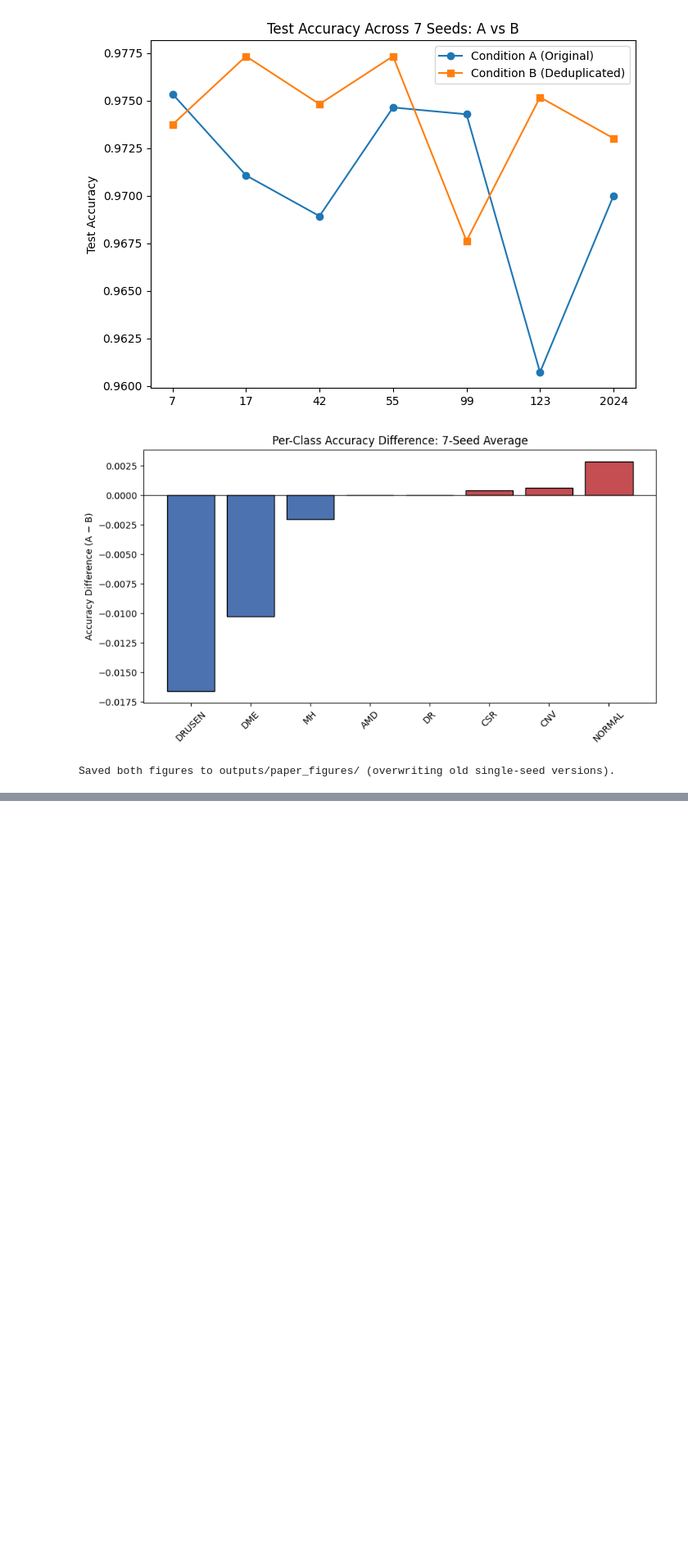
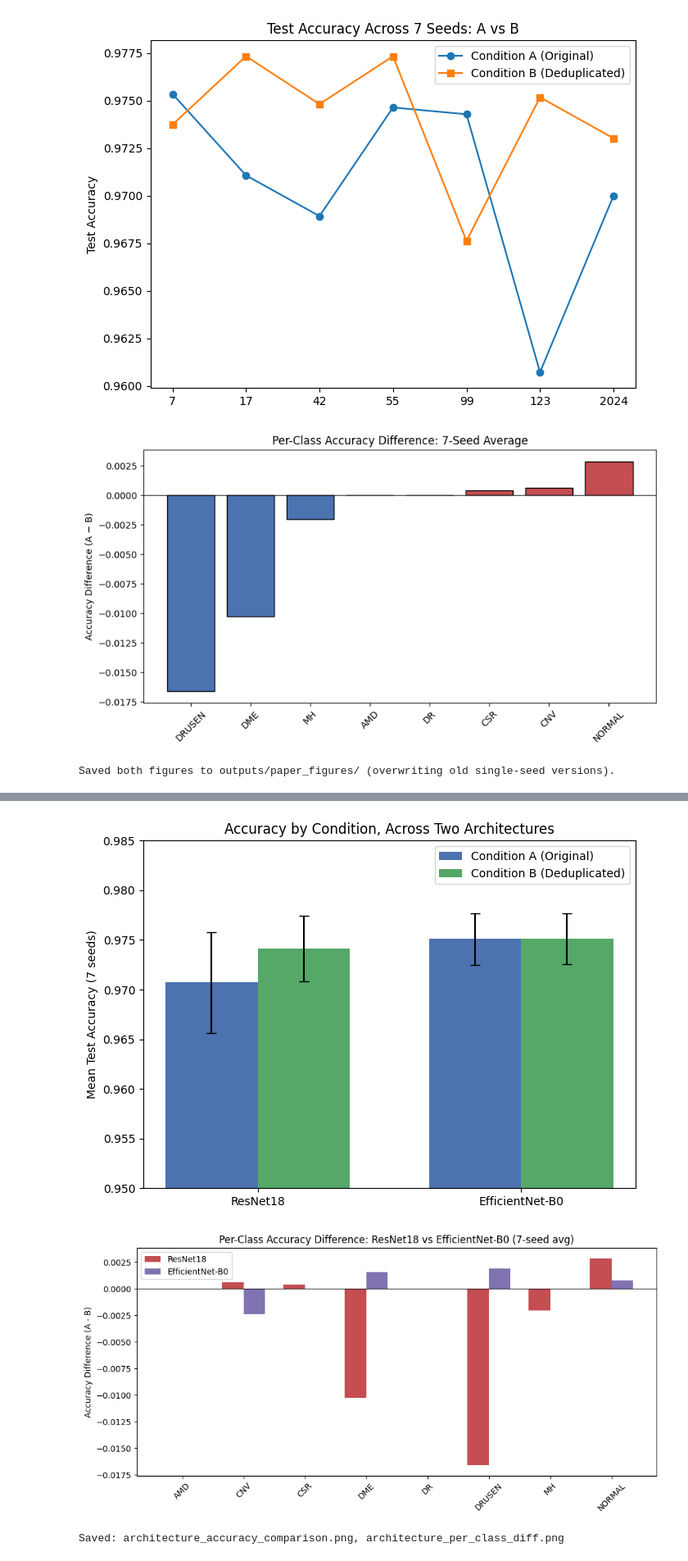
Before and after one commit to mhtamim136/oct-c8-near-duplicate-leakage-audit, a Jupyter notebook: oct-c8-near-duplicate-leakage-audit.ipynb, the cells around one changed output, grey strips where cells are left out. Shown at 82% size. Cells and saved outputs as stored; diff of their text form; code cells hidden in the pictures; blank space fills up the shorter version.

```diff
--- a/oct-c8-near-duplicate-leakage-audit.ipynb
+++ b/oct-c8-near-duplicate-leakage-audit.ipynb
@@ -2680,0 +2987,18 @@ Saved both figures to outputs/paper_figures/ (overwriting old single-seed versio
+# %%
+# Cell D6 — Cell Name: effnet_progress_check
+for cond in ['condA', 'condB']:
+    p = f'{EFFNET_DIR}/{cond}_effnet_results.csv'
+    if os.path.exists(p):
+        df = pd.read_csv(p)
+        print(f"{cond}: seeds with final accuracy recorded = {sorted(df['seed'].tolist())}")
+    else:
+        print(f"{cond}: no results yet")
+
+print("\nFully-finished runs:")
+for f in sorted(glob.glob(f'{EFFNET_DIR}/full_results_effnet_*_seed*.pkl')):
+    print(" ", os.path.basename(f))
+
+print("\nIn-progress checkpoints (will auto-resume, RNG-state included):")
+for f in sorted(glob.glob(f'{EFFNET_DIR}/checkpoints/ckpt_effnet_*_seed*.pt')):
+    ckpt = torch.load(f, map_location='cpu', weights_only=False)
+    print(f"  {os.path.basename(f)} — completed through epoch {ckpt['epoch'] + 1}")
@@ -2680,0 +3255,45 @@ Saved both figures to outputs/paper_figures/ (overwriting old single-seed versio
+# %%
+# Cell D11 — Cell Name: architecture_comparison_figures
+import matplotlib.pyplot as plt
+import numpy as np, pandas as pd, os
+
+resnet_v = pd.read_csv(f'{PROJECT_DIR}/outputs/paper_table_V_7seed.csv')
+effnet_v = pd.read_csv(f'{EFFNET_DIR}/effnet_table_V_7seed.csv')
+resnet_vii = pd.read_csv(f'{PROJECT_DIR}/outputs/paper_table_VII_7seed.csv')
+effnet_vii = pd.read_csv(f'{EFFNET_DIR}/effnet_table_VII_7seed.csv')
+os.makedirs(f'{PROJECT_DIR}/outputs/paper_figures', exist_ok=True)
+
+fig, ax = plt.subplots(figsize=(7,5))
+archs = ['ResNet18', 'EfficientNet-B0']
+a_means = [resnet_v['A_original'].mean(), effnet_v['A_original'].mean()]
+b_means = [resnet_v['B_deduplicated'].mean(), effnet_v['B_deduplicated'].mean()]
+a_sds   = [resnet_v['A_original'].std(), effnet_v['A_original'].std()]
+b_sds   = [resnet_v['B_deduplicated'].std(), effnet_v['B_deduplicated'].std()]
+x = np.arange(len(archs)); w = 0.35
+ax.bar(x-w/2, a_means, w, yerr=a_sds, capsize=4, label='Condition A (Original)', color='#4C72B0')
+ax.bar(x+w/2, b_means, w, yerr=b_sds, capsize=4, label='Condition B (Deduplicated)', color='#55A868')
+ax.set_xticks(x); ax.set_xticklabels(archs)
+ax.set_ylabel('Mean Test Accuracy (7 seeds)'); ax.set_ylim(0.95, 0.985)
+ax.set_title('Accuracy by Condition, Across Two Architectures')
+ax.legend(); plt.tight_layout()
+plt.savefig(f'{PROJECT_DIR}/outputs/paper_figures/architecture_accuracy_comparison.png', dpi=300)
+plt.show()
+
+fig, ax = plt.subplots(figsize=(10,5))
+classes = resnet_vii['class'].tolist()
+x = np.arange(len(classes)); w = 0.35
+ax.bar(x-w/2, resnet_vii['diff_A_minus_B'], w, label='ResNet18', color='#C44E52')
+ax.bar(x+w/2, effnet_vii.set_index('class').loc[classes]['diff_A_minus_B'], w, label='EfficientNet-B0', color='#8172B2')
+ax.axhline(0, color='black', linewidth=0.8)
+ax.set_xticks(x); ax.set_xticklabels(classes, rotation=45)
+ax.set_ylabel('Accuracy Difference (A - B)')
+ax.set_title('Per-Class Accuracy Difference: ResNet18 vs EfficientNet-B0 (7-seed avg)')
+ax.legend(); plt.tight_layout()
+plt.savefig(f'{PROJECT_DIR}/outputs/paper_figures/architecture_per_class_diff.png', dpi=300)
+plt.show()
+
+print("Saved: architecture_accuracy_comparison.png, architecture_per_class_diff.png")
+# %% [output]
+[figure, added]
+[figure, added]
+Saved: architecture_accuracy_comparison.png, architecture_per_class_diff.png
```
Also changed, not shown: parts of 16 cells of this notebook.
